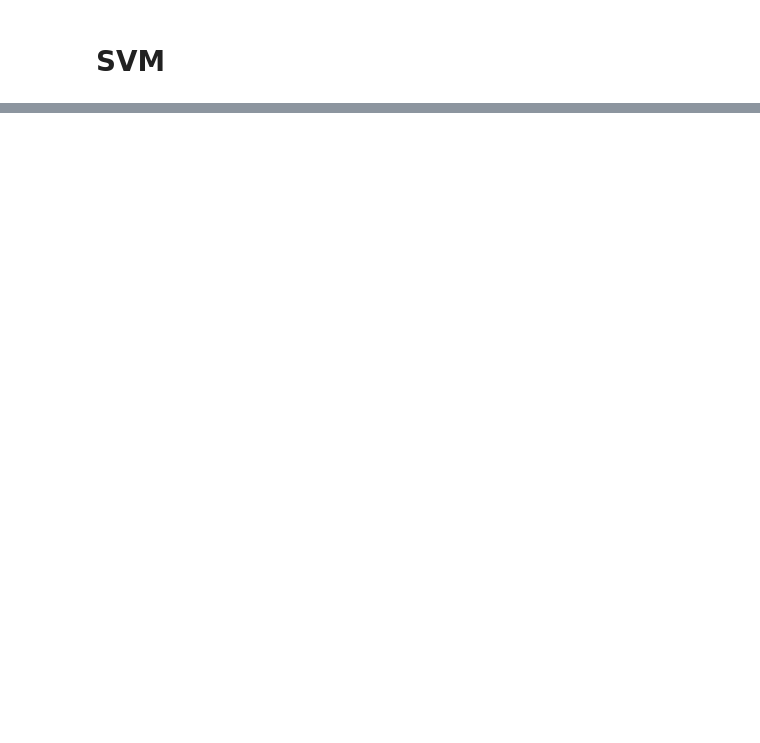
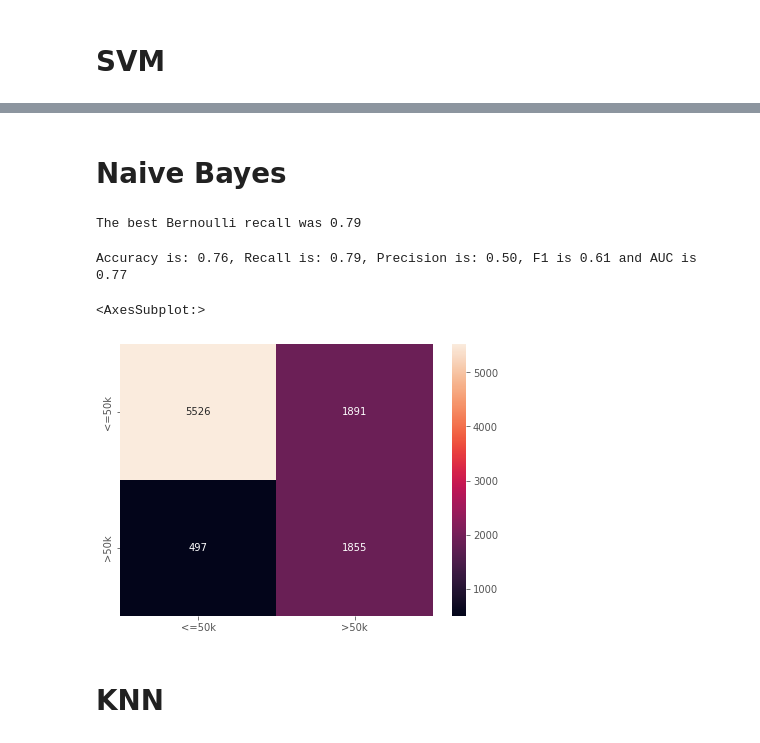
Before and after one commit to lauraah10/MachineLearning_Projects, a Jupyter notebook: DN_LA_Lab2_DS7331.ipynb, the cells around one changed output, grey strips where cells are left out. Cells and saved outputs as stored; diff of their text form; code cells hidden in the pictures; blank space fills up the shorter version.

```diff
--- a/DN_LA_Lab2_DS7331.ipynb
+++ b/DN_LA_Lab2_DS7331.ipynb
@@ -360,11 +357,0 @@ performance using your chosen metric.
-# %%
-# Set a function to return and print all the scores for each model
-def score_rep (y_test, y_hat, show="yes"):
-    acc = mt.accuracy_score(y_test,y_hat)
-    rec = mt.recall_score(y_test,y_hat)
-    prec = mt.precision_score(y_test,y_hat)
-    f1= mt.f1_score(y_test,y_hat)
-    auc=mt.roc_auc_score(y_test,y_hat)
-    if show!="no":
-        print('Accuracy is: %.2f, Recall is: %.2f, Precision is: %.2f, F1 is %.2f and AUC is %.2f'% (acc,rec,prec,f1,auc))
-    return(acc, rec,prec,f1,auc)
@@ -416,0 +361,11 @@ Accuracy is: 0.85, Recall is: 0.60, Precision is: 0.74, F1 is 0.66 and AUC is 0.
+# %%
+# Set a function to return and print all the scores for each model
+def score_rep (y_test, y_hat, show="yes"):
+    acc = mt.accuracy_score(y_test,y_hat)
+    rec = mt.recall_score(y_test,y_hat)
+    prec = mt.precision_score(y_test,y_hat)
+    f1= mt.f1_score(y_test,y_hat)
+    auc=mt.roc_auc_score(y_test,y_hat)
+    if show=="no":
+        print('Accuracy is: %.2f, Recall is: %.2f, Precision is: %.2f, F1 is %.2f and AUC is %.2f'% (acc,rec,prec,f1,auc))
+    return(acc, rec,prec,f1,auc)
@@ -737,0 +641,54 @@ results_1.sort_values("Recall",ascending=False)
+# %% [markdown]
+# Naive Bayes
+# %%
+from sklearn.naive_bayes import MultinomialNB
+from sklearn.naive_bayes import BernoulliNB
+
+# Running model with different parameters
+
+alpha_list=[0.1,0.5,0.7,1.0,5]
+binarize_list=[0.0,0.05,0.07,0.09,2]
+multi_result=[]
+bernou_result=[]
+
+for i in (alpha_list):
+    #since we Standarize we can't do Multinomial MB
+#     clf_mnb = MultinomialNB(alpha=i)
+#     multi_model=clf_mnb.fit(X_train_scaled, y_train)
+#     multi_hat=multi_model.predict(X_test_scaled)
+#     acc = mt.recall_score(y_test,multi_hat)
+#     multi_result.append(acc)
+    for j in (binarize_list):
+        clf_bnb = BernoulliNB(alpha=i, binarize=j)
+        bern=clf_bnb.fit(X_train_scaled, y_train)
+        y_hat=bern.predict(X_test_scaled)
+        rec = mt.recall_score(y_test,y_hat)
+        bernou_result.append(rec)
+
+print("The best Bernoulli recall was %.2f"%(max(bernou_result)))
+# %% [output]
+The best Bernoulli recall was 0.79
+# %%
+# Best naive bayes model was bernoulli with alpha 0.5 and binirize of 0.07
+# Run again and save variables
+clf_bnb = BernoulliNB(alpha=0.5, binarize=0.07)
+bern=clf_bnb.fit(X_train_scaled, y_train)
+y_hat=bern.predict(X_test_scaled)
+acc, rec,prec,f1,auc=score_rep(y_test,y_hat)
+model_results.append(["NaiveBayes Bernoulli",acc, rec,prec,f1,auc])
+# %% [output]
+Accuracy is: 0.76, Recall is: 0.79, Precision is: 0.50, F1 is 0.61 and AUC is 0.77
+# %%
+bern=clf_bnb.fit(X_train_scaled, y_train)
+y_hat=bern.predict(X_test_scaled)
+cm=metrics.confusion_matrix(y_test, y_hat,labels=[0, 1])
+
+df_cm = pd.DataFrame(cm, index = [i for i in ["<=50k",">50k"]],
+                  columns = [i for i in ["<=50k",">50k"]])
+plt.figure(figsize = (7,5))
+sns.heatmap(df_cm, annot=True ,fmt='g')
+# %% [output]
+<AxesSubplot:>
+[figure, added]
+# %% [markdown]
+# KNN
```
Also changed, not shown: parts of 79 cells of this notebook.
